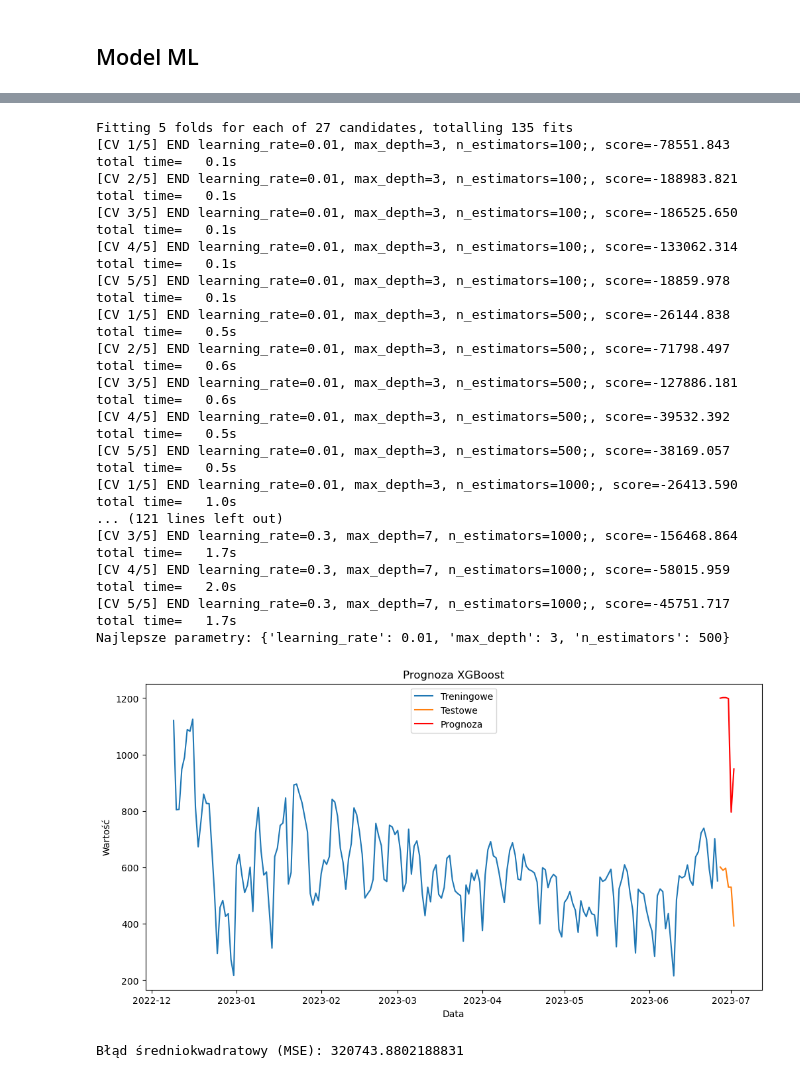
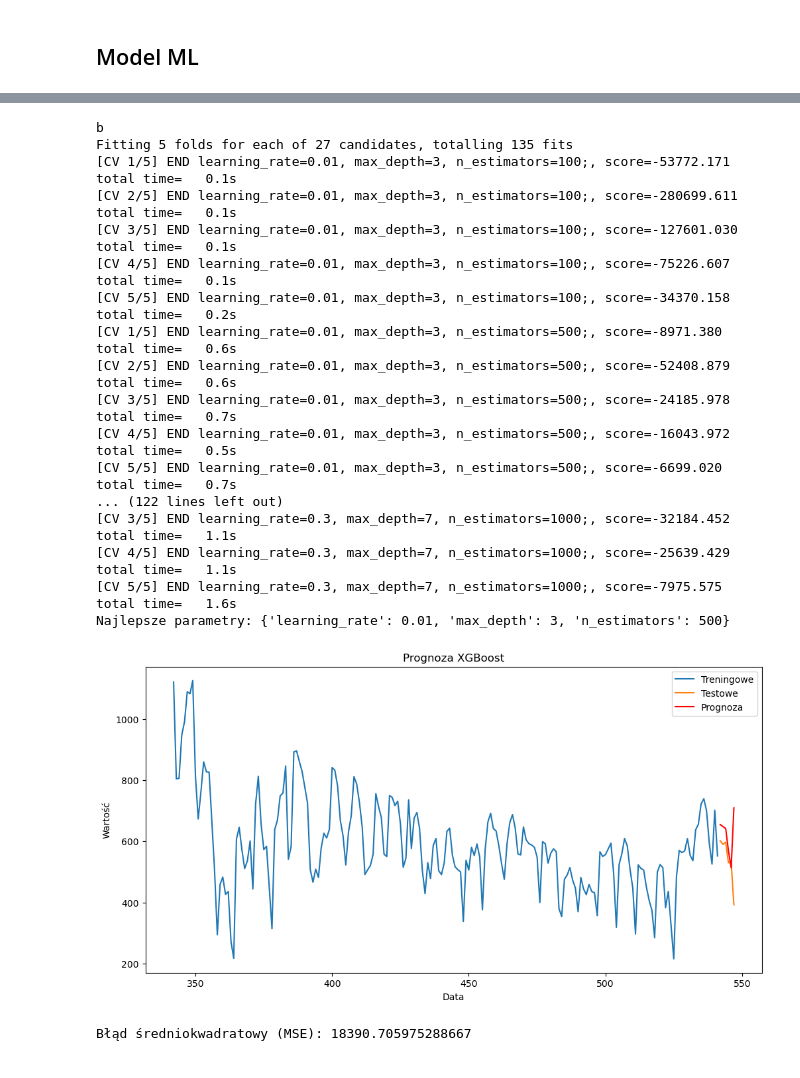
Before and after one commit to sadzikweronika/hull_white, a Jupyter notebook: Hull_White.ipynb, the cells around one changed output, grey strips where cells are left out. Drawn from its saved outputs; the diff is of its cells as text; code cells hidden in the pictures.

```diff
--- a/Hull_White.ipynb
+++ b/Hull_White.ipynb
@@ -323,17 +362,20 @@ from sklearn.model_selection import GridSearchCV, train_test_split
 data = pd.read_csv('ceny_energii_pl.csv', index_col=0)
 data.index = pd.to_datetime(data.index)
 data = data.squeeze()
-data = data.iloc[2190:].resample('1D').first().ffill()
+data = data.iloc[2190:].resample('1D').first().ffill().reset_index()
+data["lag1"] = data.value.shift(1)
+data["lag7"] = data.value.shift(7)
+data["lag30"] = data.value.shift(30)
+data.dropna(inplace=True)
 
 def create_features(df, train=True, label=None):
-    df['date'] = df.index
     df['dayofweek'] = df['date'].dt.dayofweek
     df['quarter'] = df['date'].dt.quarter
     df['month'] = df['date'].dt.month
     df['dayofyear'] = df['date'].dt.dayofyear
     df['dayofmonth'] = df['date'].dt.day
 
-    X = df[['dayofweek', 'quarter', 'month', 'dayofyear', 'dayofmonth']]
+    X = df[['dayofweek', 'quarter', 'month', 'dayofyear', 'dayofmonth', 'lag1', 'lag7', 'lag30']]
     if label:
         y = df[label]
         return X, y
@@ -341,63 +383,61 @@ def create_features(df, train=True, label=None):
 
 train_size = int(len(data) * 0.99)
 train, test = data.iloc[:train_size], data.iloc[train_size:]
-
-X_train, y_train = create_features(train.to_frame(), label='value')
-X_test, y_test = create_features(test.to_frame(), label='value')
-
+X_train, y_train = create_features(train, label='value')
+X_test, y_test = create_features(test, label='value')
 scaler = StandardScaler()
 X_train_scaled = scaler.fit_transform(X_train)
 X_test_scaled = scaler.transform(X_test)
 
 param_grid = {
     'n_estimators': [100, 500, 1000],
     'max_depth': [3, 5, 7],
     'learning_rate': [0.01, 0.1, 0.3],
 }
-
+print("b")
 xgb = XGBRegressor(objective='reg:squarederror')
 grid_search = GridSearchCV(estimator=xgb, param_grid=param_grid, scoring='neg_mean_squared_error', cv=5, verbose=3)
 
 grid_search.fit(X_train_scaled, y_train)
 
 print(f'Najlepsze parametry: {grid_search.best_params_}')
 
 best_model = grid_search.best_estimator_
 
 forecast = best_model.predict(X_test_scaled)
 
 plt.figure(figsize=(12, 6))
-plt.plot(train.index[-200:], train[-200:], label='Treningowe')
-plt.plot(test.index, test, label='Testowe')
+plt.plot(train.index[-200:], train[-200:].value, label='Treningowe')
+plt.plot(test.index, test.value, label='Testowe')
 plt.plot(test.index, forecast, label='Prognoza', color='red')
 plt.legend()
 plt.xlabel('Data')
 plt.ylabel('Wartość')
 plt.title('Prognoza XGBoost')
 plt.show()
 
 mse = mean_squared_error(y_test, forecast)
 print(f'Błąd średniokwadratowy (MSE): {mse}')
 # %% [output]
+b
 Fitting 5 folds for each of 27 candidates, totalling 135 fits
-[CV 1/5] END learning_rate=0.01, max_depth=3, n_estimators=100;, score=-78551.843 total time=   0.1s
-[CV 2/5] END learning_rate=0.01, max_depth=3, n_estimators=100;, score=-188983.821 total time=   0.1s
-[CV 3/5] END learning_rate=0.01, max_depth=3, n_estimators=100;, score=-186525.650 total time=   0.1s
-[CV 4/5] END learning_rate=0.01, max_depth=3, n_estimators=100;, score=-133062.314 total time=   0.1s
-[CV 5/5] END learning_rate=0.01, max_depth=3, n_estimators=100;, score=-18859.978 total time=   0.1s
-[CV 1/5] END learning_rate=0.01, max_depth=3, n_estimators=500;, score=-26144.838 total time=   0.5s
-[CV 2/5] END learning_rate=0.01, max_depth=3, n_estimators=500;, score=-71798.497 total time=   0.6s
-[CV 3/5] END learning_rate=0.01, max_depth=3, n_estimators=500;, score=-127886.181 total time=   0.6s
-[CV 4/5] END learning_rate=0.01, max_depth=3, n_estimators=500;, score=-39532.392 total time=   0.5s
-[CV 5/5] END learning_rate=0.01, max_depth=3, n_estimators=500;, score=-38169.057 total time=   0.5s
-[CV 1/5] END learning_rate=0.01, max_depth=3, n_estimators=1000;, score=-26413.590 total time=   1.0s
-... (121 lines left out)
-[CV 3/5] END learning_rate=0.3, max_depth=7, n_estimators=1000;, score=-156468.864 total time=   1.7s
-[CV 4/5] END learning_rate=0.3, max_depth=7, n_estimators=1000;, score=-58015.959 total time=   2.0s
-[CV 5/5] END learning_rate=0.3, max_depth=7, n_estimators=1000;, score=-45751.717 total time=   1.7s
+[CV 1/5] END learning_rate=0.01, max_depth=3, n_estimators=100;, score=-53772.171 total time=   0.1s
+[CV 2/5] END learning_rate=0.01, max_depth=3, n_estimators=100;, score=-280699.611 total time=   0.1s
+[CV 3/5] END learning_rate=0.01, max_depth=3, n_estimators=100;, score=-127601.030 total time=   0.1s
+[CV 4/5] END learning_rate=0.01, max_depth=3, n_estimators=100;, score=-75226.607 total time=   0.1s
+[CV 5/5] END learning_rate=0.01, max_depth=3, n_estimators=100;, score=-34370.158 total time=   0.2s
+[CV 1/5] END learning_rate=0.01, max_depth=3, n_estimators=500;, score=-8971.380 total time=   0.6s
+[CV 2/5] END learning_rate=0.01, max_depth=3, n_estimators=500;, score=-52408.879 total time=   0.6s
+[CV 3/5] END learning_rate=0.01, max_depth=3, n_estimators=500;, score=-24185.978 total time=   0.7s
+[CV 4/5] END learning_rate=0.01, max_depth=3, n_estimators=500;, score=-16043.972 total time=   0.5s
+[CV 5/5] END learning_rate=0.01, max_depth=3, n_estimators=500;, score=-6699.020 total time=   0.7s
+... (122 lines left out)
+[CV 3/5] END learning_rate=0.3, max_depth=7, n_estimators=1000;, score=-32184.452 total time=   1.1s
+[CV 4/5] END learning_rate=0.3, max_depth=7, n_estimators=1000;, score=-25639.429 total time=   1.1s
+[CV 5/5] END learning_rate=0.3, max_depth=7, n_estimators=1000;, score=-7975.575 total time=   1.6s
 Najlepsze parametry: {'learning_rate': 0.01, 'max_depth': 3, 'n_estimators': 500}
-[figure, old version]
+[figure, new version]
-Błąd średniokwadratowy (MSE): 320743.8802188831
+Błąd średniokwadratowy (MSE): 18390.705975288667
 # %% [markdown]
 **Modele oparte na stochastycznych równaniach różniczkowych (SDE)**
 
```
Also changed, not shown: parts of 3 cells of this notebook.
